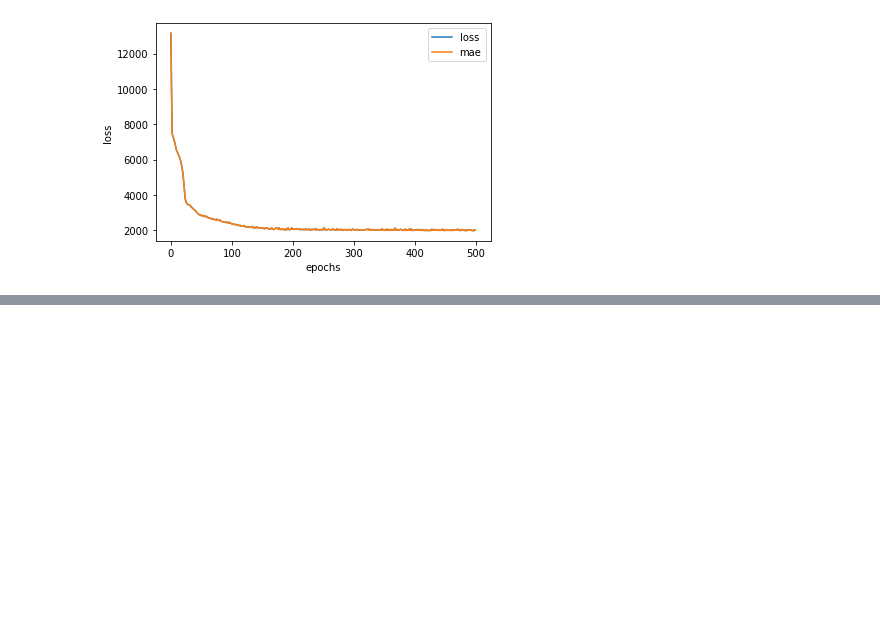
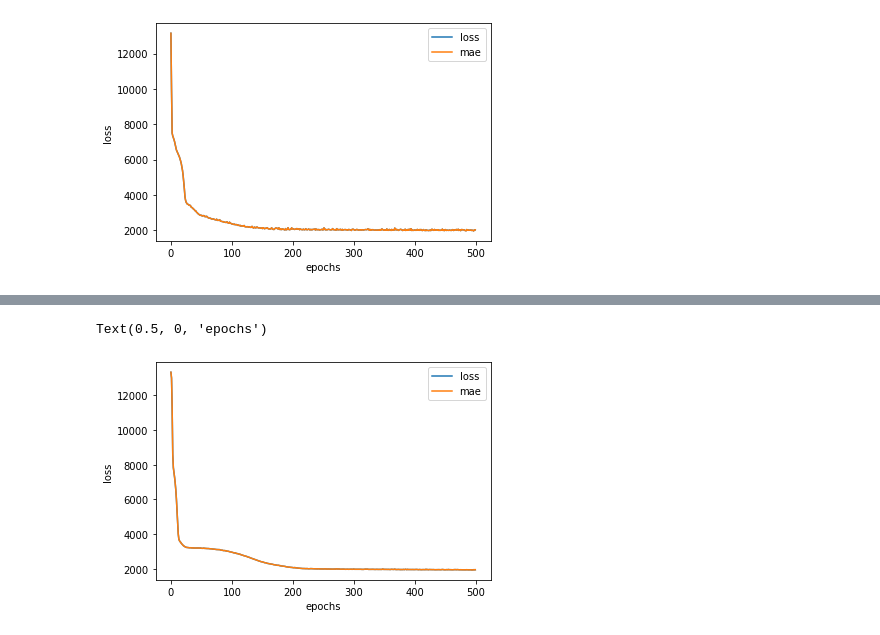
Before and after one commit to sameer203/Tensorflow_, a Jupyter notebook: 02_NN_regression_Medical_Cost_Insurance.ipynb, the cells around one changed output, grey strips where cells are left out. Saved outputs shown, nothing was run; the diff lists cells and outputs as text; code cells hidden in the pictures; blank space fills up the shorter version.

Commit message:
Fitted Feature scaled model

```diff
--- a/02_NN_regression_Medical_Cost_Insurance.ipynb
+++ b/02_NN_regression_Medical_Cost_Insurance.ipynb
@@ -144,0 +193,3 @@ Text(0.5, 0, 'epochs')
+# %%
+insurance = pd.read_csv("https://raw.githubusercontent.com/stedy/Machine-Learning-with-R-datasets/master/insurance.csv")
+insurance
@@ -144,0 +244,19 @@ Text(0.5, 0, 'epochs')
+# %%
+#Model 3
+# Set random state
+tf.random.set_seed(42)
+
+#1. Create a model
+insurance_model_3= tf.keras.Sequential([
+                                      tf.keras.layers.Dense(100, activation="relu"),
+                                      tf.keras.layers.Dense(10, activation="relu"),
+                                      tf.keras.layers.Dense(1)
+])
+
+#2. Complile the model
+insurance_model_3.compile(loss= tf.keras.losses.mae,
+                        optimizer = tf.keras.optimizers.Adam(lr = 0.01),
+                        metrics=["mae"])
+
+#3. Fit the model
+history = insurance_model_3.fit(X_train_normal, y_train, epochs=500, verbose=0)
@@ -144,0 +268,8 @@ Text(0.5, 0, 'epochs')
+# %%
+#plot the loss curve
+pd.DataFrame(history.history).plot()
+plt.ylabel("loss")
+plt.xlabel("epochs")
+# %% [output]
+Text(0.5, 0, 'epochs')
+[figure, added]
```
Also changed, not shown: parts of 12 cells of this notebook.
